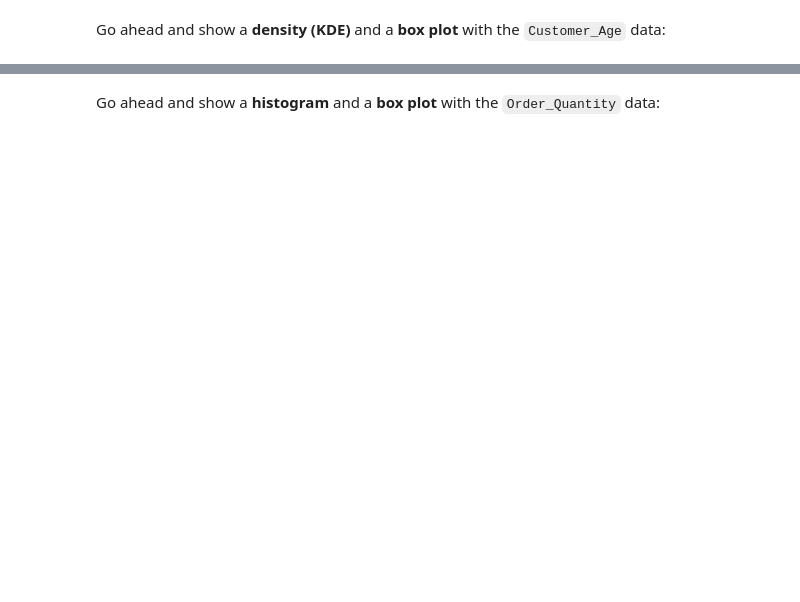
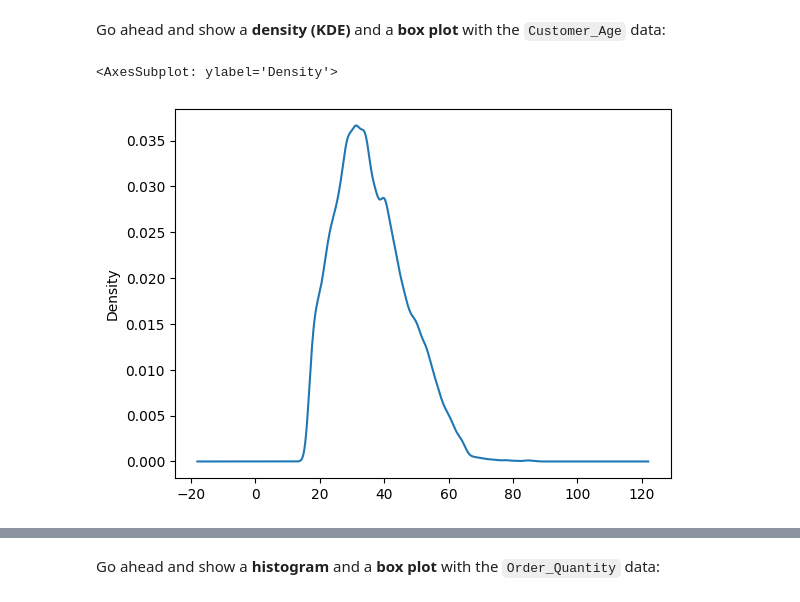
Before and after one commit to vjtchkn/freecodecamp_python_data, a Jupyter notebook: 0_2_examples/Exercises_1.ipynb, the cells around one changed output, grey strips where cells are left out. Drawn from its saved outputs; the diff is of its cells as text; code cells hidden in the pictures; blank space fills up the shorter version.

```diff
--- a/0_2_examples/Exercises_1.ipynb
+++ b/0_2_examples/Exercises_1.ipynb
@@ -37,3 +49,7 @@ sales['Customer_Age'].mean()
 Go ahead and show a <b>density (KDE)</b> and a <b>box plot</b> with the `Customer_Age` data:
 # %%
 # your code goes here
+sales["Customer_Age"].plot(kind="kde")
+# %% [output]
+<AxesSubplot: ylabel='Density'>
+[figure, added]
```
Also changed, not shown: parts of 52 cells of this notebook.
